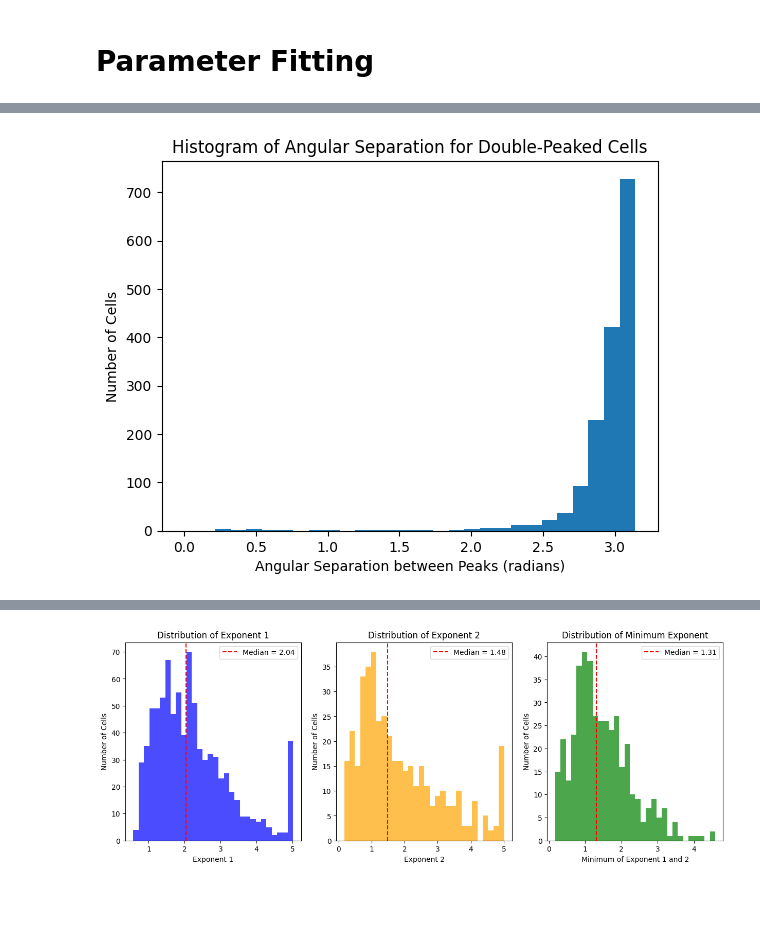
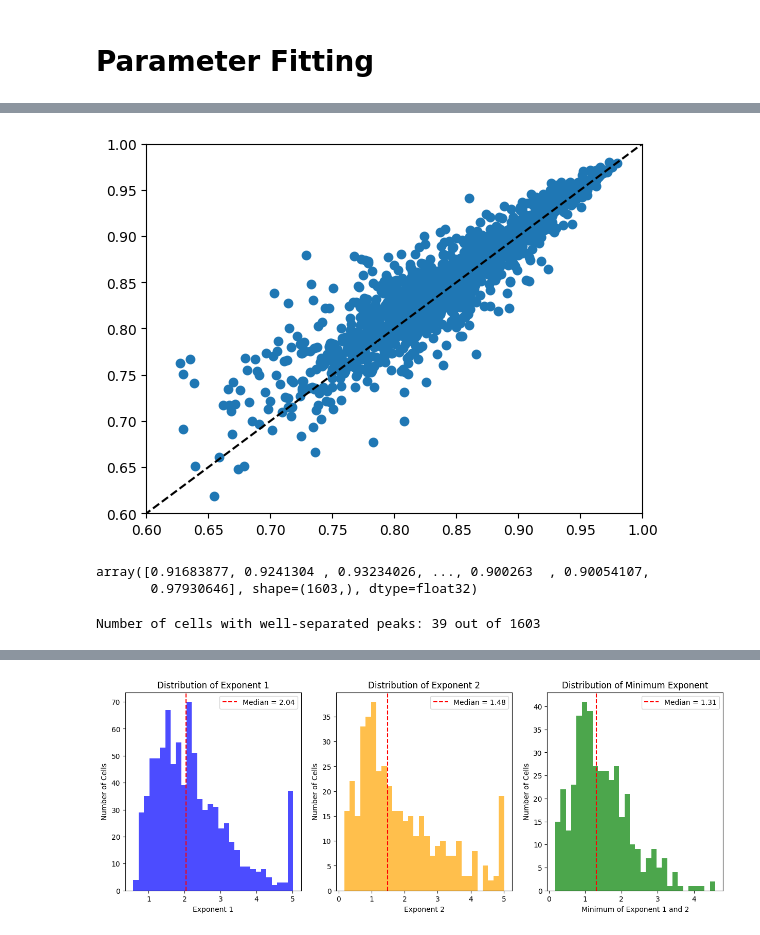
Before and after one commit to reillytilbury/EDGAR, a Jupyter notebook: figures/1A_tuning_curves.ipynb, the cells around one changed output, grey strips where cells are left out. Cells and saved outputs as stored; diff of their text form; code cells hidden in the pictures; blank space fills up the shorter version.

Commit message:
updates to plotting scripts

```diff
--- a/figures/1A_tuning_curves.ipynb
+++ b/figures/1A_tuning_curves.ipynb
@@ -397,12 +397,12 @@ data_dict = {'stringer_1': {'read_dir': '/home/reilly/Downloads/8279387/gratings
                            'save_dir': '/home/reilly/Desktop/ai_scientist_paper/cvpca_data/jacob_bz15/'},
             'ali': {'read_dir': ['/home/reilly/Desktop/ali data/stim_sequence.npy','/home/reilly/Desktop/ali data/stim_resps.npy'],
                     'save_dir': '/home/reilly/Desktop/ai_scientist_paper/cvpca_data/ali/'}}
-dataset_name = 'stringer_random_phase'
+dataset_name = 'stringer_1'
 response, angles = utils.load_data(data_dir = data_dict[dataset_name]['read_dir'],
                                    data_type=dataset_name.split('_')[0],
                                    conc_thresh=0.4,
                                    activity_thresh=0,
-                                   signal_fraction_thresh=0.8,
+                                   signal_fraction_thresh=0.9,
                                    n_bins=256, min_repeats=6,
                                    shuffle=True)
 
@@ -730,11 +627,0 @@ plt.show()
-# %%
-theta_pref_1 = params[:, 0]
-theta_pref_2 = params[:, 6]
-angle_diff = np.abs(np.arctan2(np.sin(theta_pref_1 - theta_pref_2), np.cos(theta_pref_1 - theta_pref_2)))
-plt.hist(angle_diff[double_peaked_cells], bins=np.linspace(0, np.pi, 30))
-plt.xlabel('Angular Separation between Peaks (radians)')
-plt.ylabel('Number of Cells')
-plt.title('Histogram of Angular Separation for Double-Peaked Cells')
-plt.show()
-# %% [output]
-[figure, removed]
@@ -740,0 +634,27 @@ plt.show()
+# %%
+r2_ai = np.array([compute_r2(R_test[i], neuron_model(angles, *params[i])) for i in range(n_cells)])
+r2_gauss = np.array([compute_r2(R_test[i], neuron_model_gauss(angles, *params_gauss[i])) for i in range(n_cells)])
+# %%
+plt.scatter(r2_gauss, r2_ai)
+plt.plot([0, 1], [0, 1], 'k', linestyle='--')
+plt.xlim(0.6, 1)
+plt.ylim(0.6, 1)
+plt.show()
+# %% [output]
+[figure, added]
+# %%
+signal_fractions
+# %% [output]
+array([0.91683877, 0.9241304 , 0.93234026, ..., 0.900263  , 0.90054107,
+       0.97930646], shape=(1603,), dtype=float32)
+# %%
+theta_pref_1 = params[:, 0]
+theta_pref_2 = params[:, 6]
+theta_diff = np.abs(theta_pref_1 - theta_pref_2)
+theta_diff = np.minimum(theta_diff, 2 * np.pi - theta_diff)
+p1 = params[:, 5]
+p2 = params[:, 10]
+good_cells = np.where((theta_diff > 1) & (p1 < 1.5) & (r2_ai - r2_gauss > 0.0) & (theta_pref_1 < 0.85 * np.pi) & (theta_pref_1 > 0.15 * np.pi) & (signal_fractions > 0.95))[0]
+print(f"Number of cells with well-separated peaks: {len(good_cells)} out of {n_cells}")
+# %% [output]
+Number of cells with well-separated peaks: 39 out of 1603
```
Also changed, not shown: parts of 27 cells of this notebook, 1 other file.
